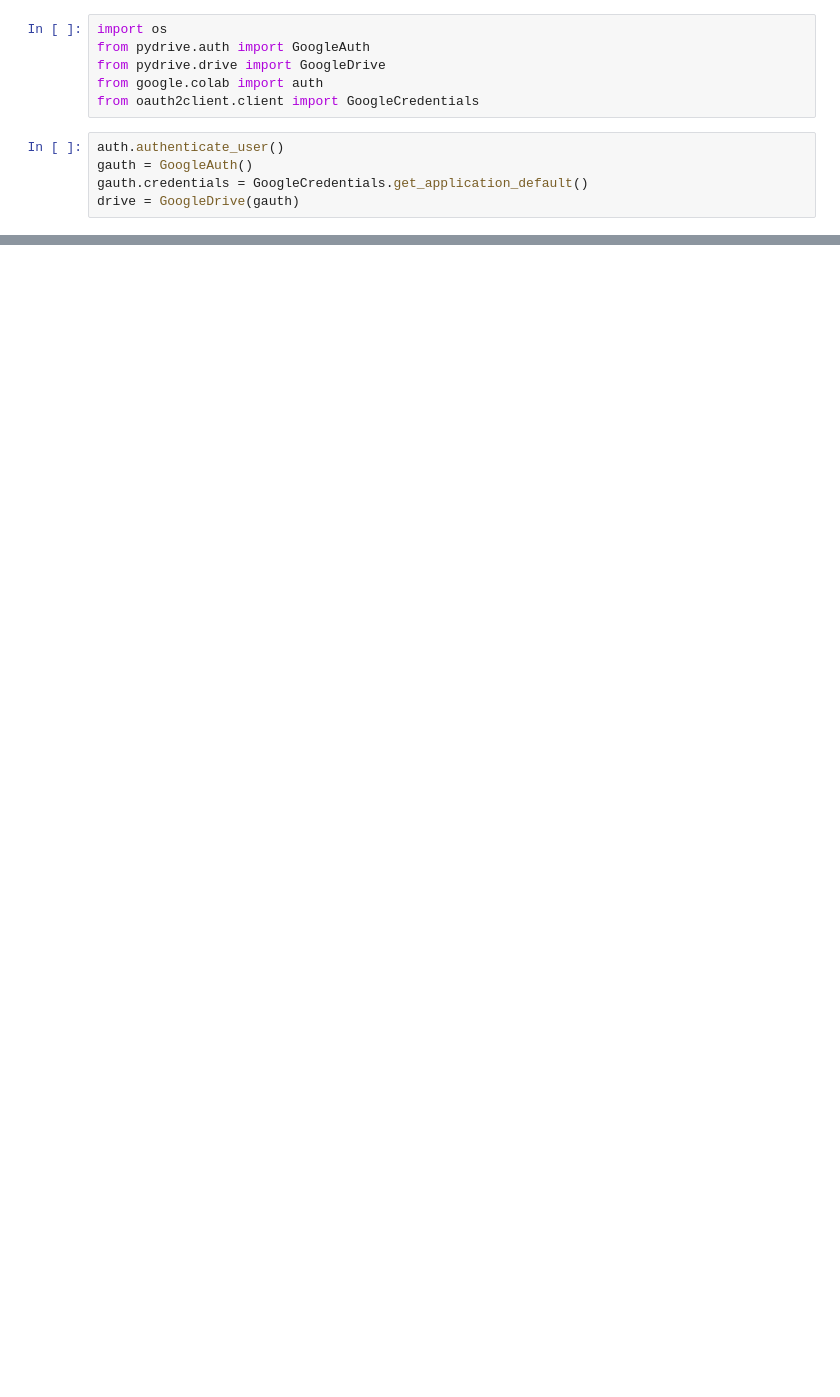
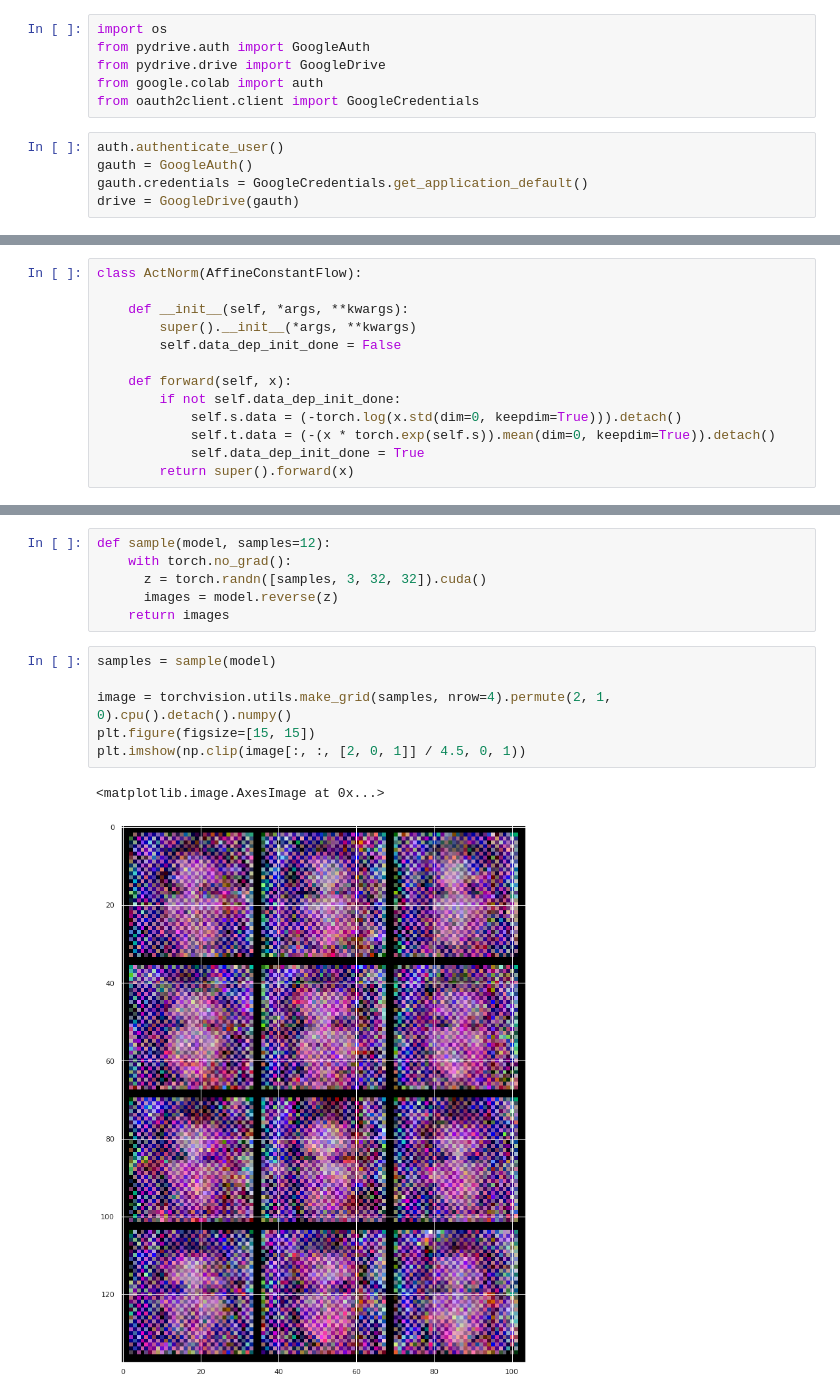
Before and after one commit to vladimirrim/DUL, a Jupyter notebook: Hw_3.ipynb, the cells around one changed output, grey strips where cells are left out. Saved outputs shown, nothing was run; the diff lists cells and outputs as text; blank space fills up the shorter version.

```diff
--- a/Hw_3.ipynb
+++ b/Hw_3.ipynb
@@ -299,0 +105,13 @@ RuntimeError: ignored
+# %%
+class ActNorm(AffineConstantFlow):
+
+    def __init__(self, *args, **kwargs):
+        super().__init__(*args, **kwargs)
+        self.data_dep_init_done = False
+
+    def forward(self, x):
+        if not self.data_dep_init_done:
+            self.s.data = (-torch.log(x.std(dim=0, keepdim=True))).detach()
+            self.t.data = (-(x * torch.exp(self.s)).mean(dim=0, keepdim=True)).detach()
+            self.data_dep_init_done = True
+        return super().forward(x)
@@ -299,0 +251,15 @@ RuntimeError: ignored
+# %%
+def sample(model, samples=12):
+    with torch.no_grad():
+      z = torch.randn([samples, 3, 32, 32]).cuda()
+      images = model.reverse(z)
+    return images
+# %%
+samples = sample(model)
+
+image = torchvision.utils.make_grid(samples, nrow=4).permute(2, 1, 0).cpu().detach().numpy()
+plt.figure(figsize=[15, 15])
+plt.imshow(np.clip(image[:, :, [2, 0, 1]] / 4.5, 0, 1))
+# %% [output]
+<matplotlib.image.AxesImage at 0x...>
+[figure, added]
```
Also changed, not shown: parts of 23 cells of this notebook.
